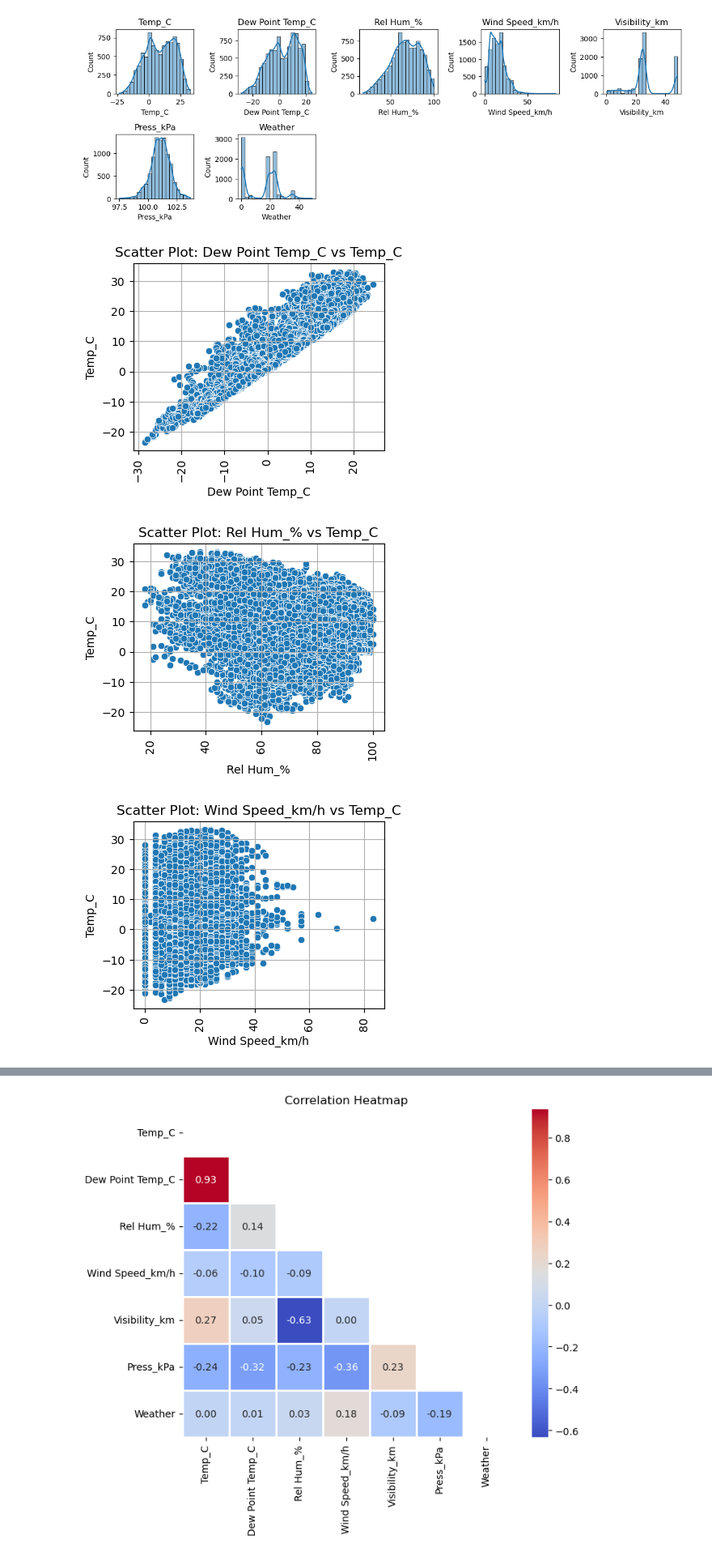
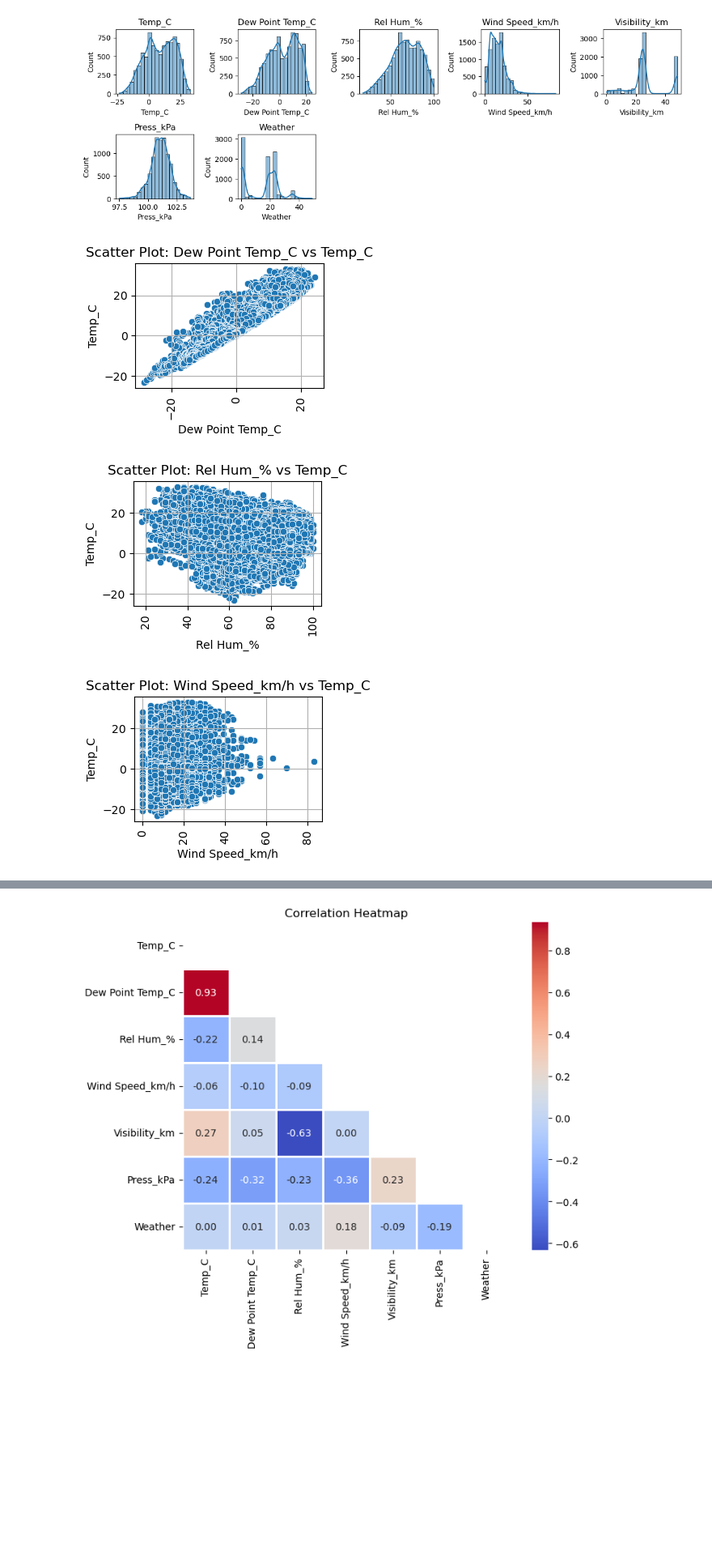
Before and after one commit to freeanser/Weather-Prediction, a Jupyter notebook: weather_prediction_model_training.ipynb, the cells around one changed output, grey strips where cells are left out. Shown at 81% size. Drawn from its saved outputs; the diff is of its cells as text; code cells hidden in the pictures; blank space fills up the shorter version.

```diff
--- a/weather_prediction_model_training.ipynb
+++ b/weather_prediction_model_training.ipynb
@@ -172,25 +186,25 @@ plt.show()
 # %%
 # Define features
 features = X.columns.tolist()
 
 # Loop through each feature
 for feature in features:
   # Create a scatter plot
-  plt.figure(figsize=(4, 3))
+  plt.figure(figsize=(3, 2))
   sns.scatterplot(x=feature, y='Temp_C', data=weather_data)
 
   # Add labels and title
   plt.xlabel(feature)
   plt.ylabel('Temp_C')
   plt.title(f'Scatter Plot: {feature} vs Temp_C')
 
   # Rotate x-axis labels for better readability if necessary
   plt.xticks(rotation=90)
 
   # Show the plot
   plt.grid(True)
   plt.show()
 # %% [output]
-[figure, old version]
+[figure, new version]
-[figure, old version]
+[figure, new version]
-[figure, old version]
+[figure, new version]
```
Also changed, not shown: parts of 10 cells of this notebook, 3 other files.
